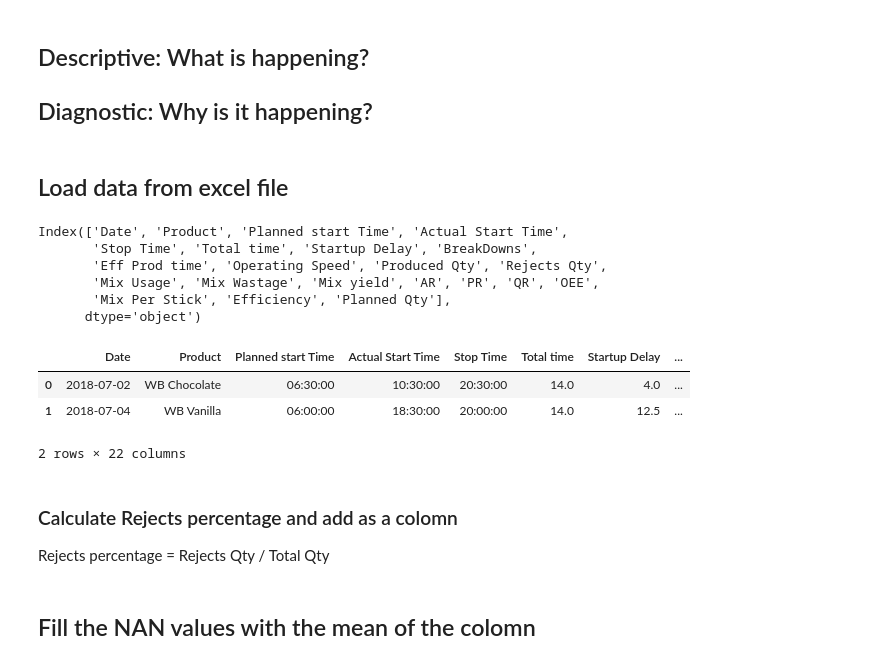
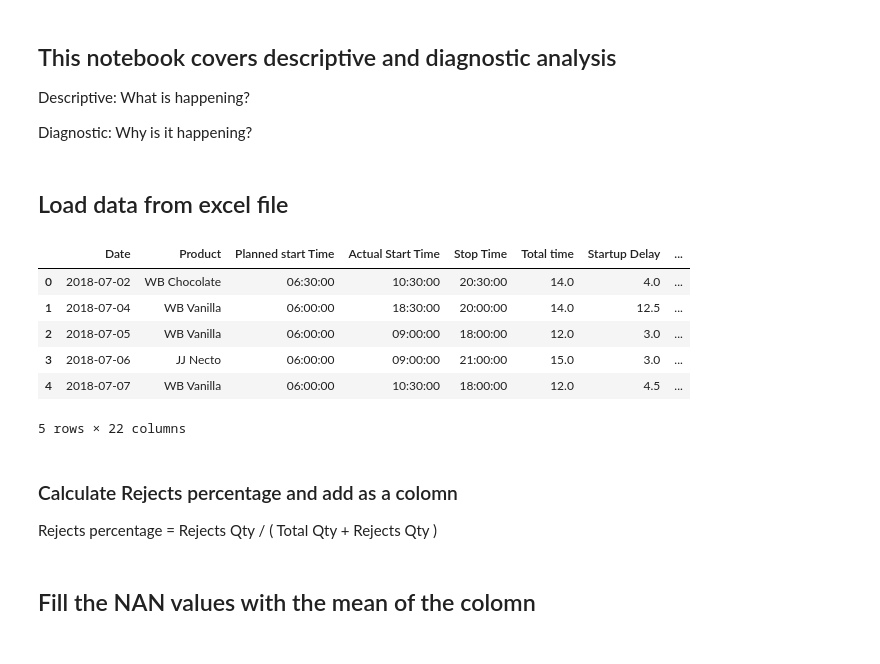
Before and after one commit to CodeProcessor/In20-S1-CS5617-project-1, a Jupyter notebook: Descriptive and Diagonastic.ipynb, the cells around one changed output. Saved outputs shown, nothing was run; the diff lists cells and outputs as text; code cells hidden in the pictures.

```diff
--- a/Descriptive and Diagonastic.ipynb
+++ b/Descriptive and Diagonastic.ipynb
@@ -1,7 +1,9 @@
 # %% [markdown]
-## Descriptive: What is happening?
+## This notebook covers descriptive and diagnostic analysis
 
-## Diagnostic: Why is it happening?
+Descriptive: What is happening?
+
+Diagnostic: Why is it happening?
 # %%
 import pandas as pd
 import numpy as np
@@ -14,22 +24,19 @@ import matplotlib.pyplot as plt
 # %%
 df = pd.read_excel('../data/Production Data Versaline.xlsx')
 df = df.rename(columns={"Breakdowns and other delays": "BreakDowns", "Effective production time": "Eff Prod time"})
-print(df.columns)
-df.head(2)
+# print(df.columns)
+df.head()
 # %% [output]
+|  | Date | Product | Planned start Time | Actual Start Time | Stop Time | Total time | Startup Delay | ... |
+| 0 | 2018-07-02 | WB Chocolate | 06:30:00 | 10:30:00 | 20:30:00 | 14.0 | 4.0 | ... |
+| 1 | 2018-07-04 | WB Vanilla | 06:00:00 | 18:30:00 | 20:00:00 | 14.0 | 12.5 | ... |
+| 2 | 2018-07-05 | WB Vanilla | 06:00:00 | 09:00:00 | 18:00:00 | 12.0 | 3.0 | ... |
+| 3 | 2018-07-06 | JJ Necto | 06:00:00 | 09:00:00 | 21:00:00 | 15.0 | 3.0 | ... |
+| 4 | 2018-07-07 | WB Vanilla | 06:00:00 | 10:30:00 | 18:00:00 | 12.0 | 4.5 | ... |
-Index(['Date', 'Product', 'Planned start Time', 'Actual Start Time',
-       'Stop Time', 'Total time', 'Startup Delay', 'BreakDowns',
-       'Eff Prod time', 'Operating Speed', 'Produced Qty', 'Rejects Qty',
-       'Mix Usage', 'Mix Wastage', 'Mix yield', 'AR', 'PR', 'QR', 'OEE',
-       'Mix Per Stick', 'Efficiency', 'Planned Qty'],
-      dtype='object')
+5 rows × 22 columns
-|  | Date | Product | Planned start Time | Actual Start Time | Stop Time | Total time | Startup Delay | ... |
-| 0 | 2018-07-02 | WB Chocolate | 06:30:00 | 10:30:00 | 20:30:00 | 14.0 | 4.0 | ... |
-| 1 | 2018-07-04 | WB Vanilla | 06:00:00 | 18:30:00 | 20:00:00 | 14.0 | 12.5 | ... |
-2 rows × 22 columns
 # %% [markdown]
 ### Calculate Rejects percentage and add as a colomn
 
-Rejects percentage = Rejects Qty / Total Qty
+Rejects percentage = Rejects Qty / ( Total Qty + Rejects Qty )
 # %% [markdown]
 ## Fill the NAN values with the mean of the colomn
```
Also changed, not shown: parts of 19 cells of this notebook, 1 other file.
